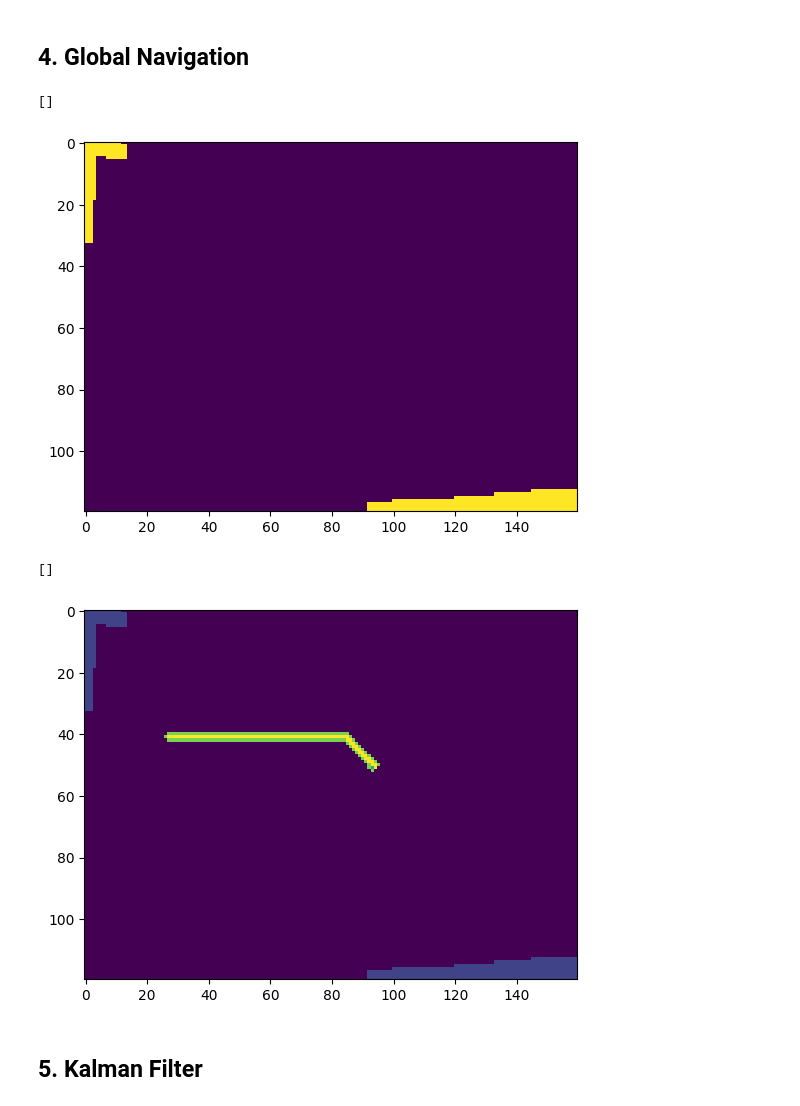
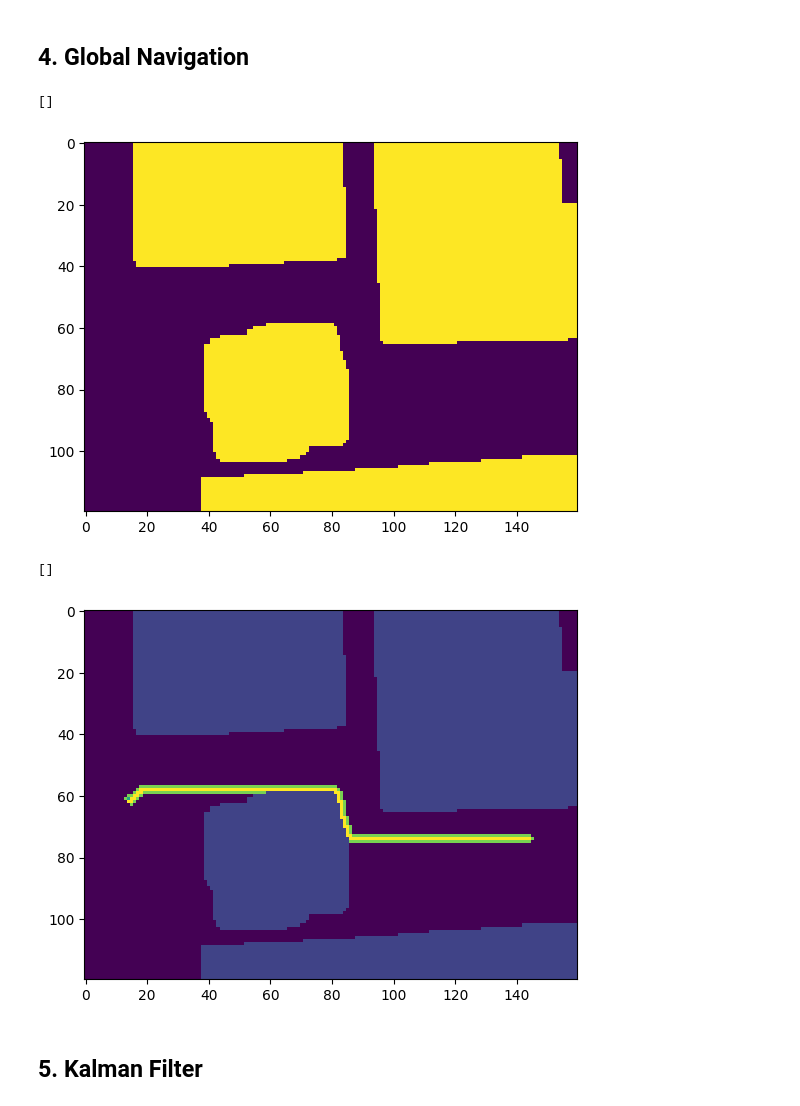
Before and after one commit to alessiodesogus/thytanic-navigation, a Jupyter notebook: group_T25_notebook.ipynb, the cells around one changed output. Drawn from its saved outputs; the diff is of its cells as text; code cells hidden in the pictures.

```diff
--- a/group_T25_notebook.ipynb
+++ b/group_T25_notebook.ipynb
@@ -48,18 +49,18 @@ img, _, _ = get_current_state(
 # %%
 endsize = [120, 160]
 
 #this line generates the original enposition, thymio position, and the obstacle channel
 thymiopos, endpos, obstacleimage = downsamplingprep(img, endsize, 1, 1)
 
 #this line turns obstacleimage into its downsampled version with enlarged obstacles
-preppedimage = downsampling(obstacleimage, endsize, 5, 0.2)
+preppedimage = downsampling(obstacleimage, endsize, 20, 0.2)
 
 
 plt.imshow(preppedimage)
 plt.plot()
 # %% [output]
 []
-[figure, old version]
+[figure, new version]
 # %%
 path, exploredpoints, unexploredpoints = pathfinder(thymiopos, endpos, preppedimage)
 
@@ -79,7 +80,7 @@ plt.imshow(testimage)
 plt.plot()
 # %% [output]
 []
-[figure, old version]
+[figure, new version]
 # %% [markdown]
 ## 5. Kalman Filter
 # %% [markdown]
```
Also changed, not shown: parts of 2 cells of this notebook, 3 other files.
